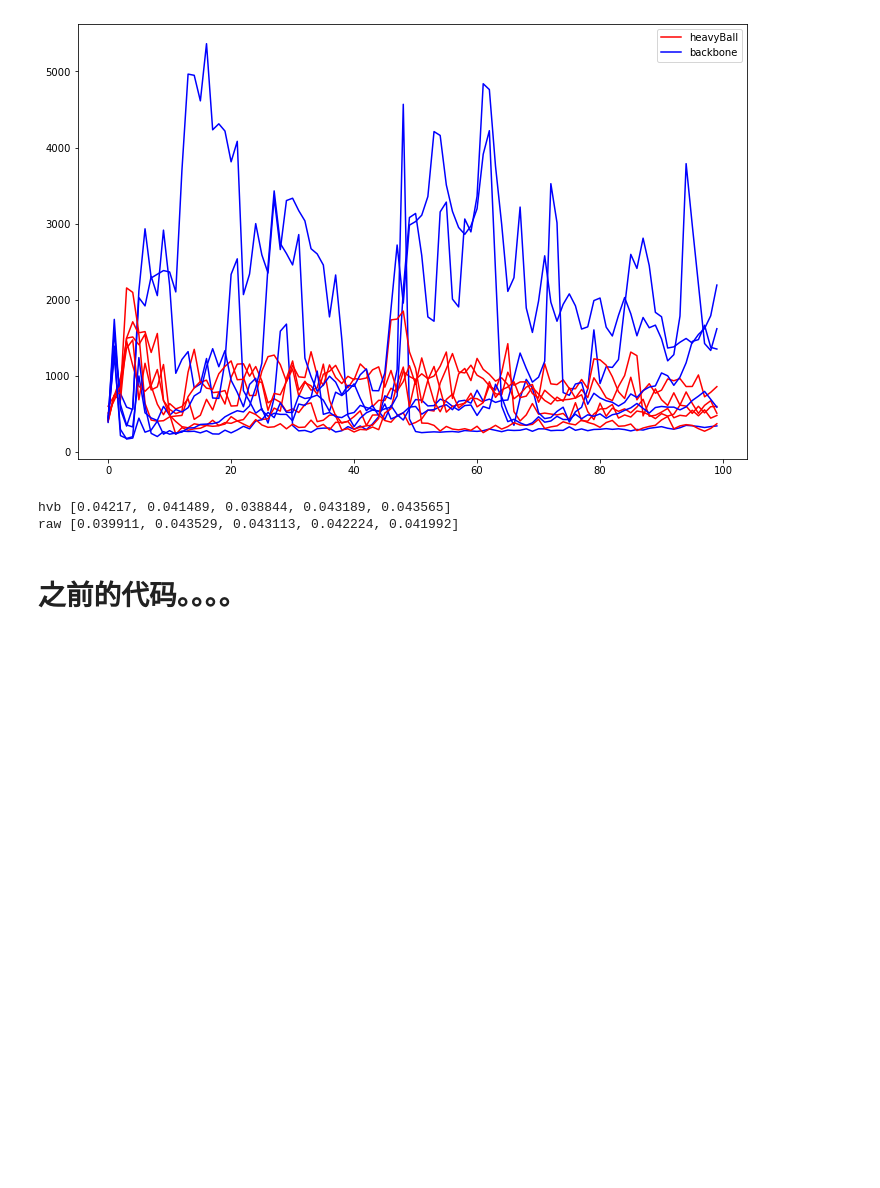
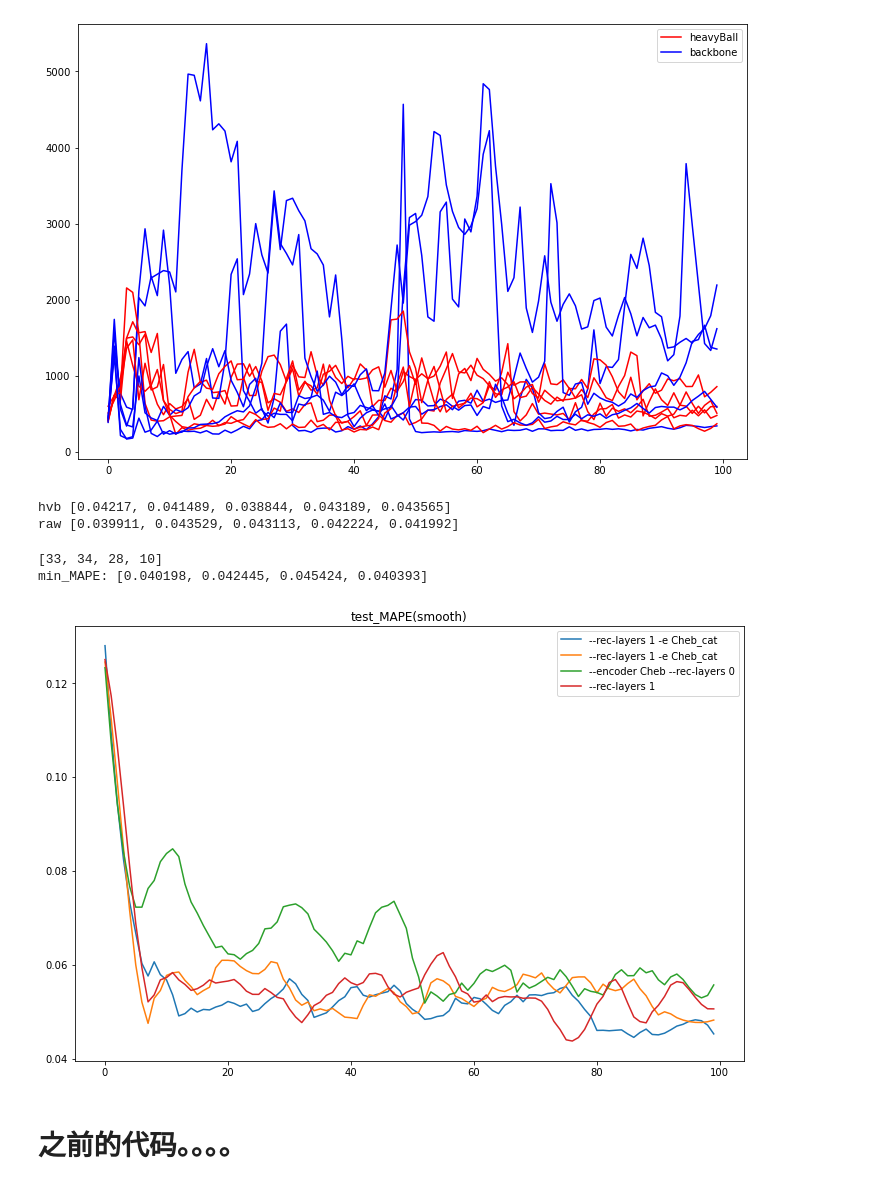
Before and after one commit to yuanjypku/CG-ODE, a Jupyter notebook: visualize.ipynb, the cells around one changed output. Drawn from its saved outputs; the diff is of its cells as text; code cells hidden in the pictures; blank space fills up the shorter version.

Commit message:
'try cheb in encoder'

```diff
--- a/visualize.ipynb
+++ b/visualize.ipynb
@@ -76,6 +70,10 @@ def log_filter(dir, situation):
         return dir[:29] == 'run_Dec_Con_21_Pre_14_07-12_1' and int(dir[29]) >= 2
     elif situation == "nfe_hvb":
         return dir[:28] == 'run_Dec_Con_21_Pre_14_07-12_' and 5+55/60<=int(dir[28:30])+int(dir[31:33])/60 <= 11.5
+    elif situation == "nfe_lowTol_vs":
+        return dir[23:33] in ['7-13_01:17', '7-13_05:40','7-13_11:36','7-13_17:20','7-14_01:50','7-14_08:17','7-14_16:51','7-14_22:58','7-15_15:55','7-16_17:56','7-16_23:55','7-17_03:57']
+    elif situation == 'try_cheb':
+        return dir[:28] == 'run_Dec_Con_21_Pre_14_07-15_' or dir[:29] == 'run_Dec_Con_21_Pre_14_07-17_1'
     else:
         raise NotImplementedError
 
@@ -106,7 +104,7 @@ class Analyse:
             if output[1][-1] == 0.0:
                 self.mask_lbl.append(self.log_files.index(file))
 
-    def plot(self,mode,index=None,smooth=False): # consider train, test, val
+    def plot(self,mode,index=None,smooth=False,legend='index'): # consider train, test, val
         if index is None:
             index = range(len(self.log_files))
         draw =  eval('self.%s_MAPE' % mode).copy()
@@ -114,7 +112,11 @@ class Analyse:
             if smooth:
                 draw[i] = signal.savgol_filter(draw[i],11,3)
             plt.plot(draw[i])
-        plt.legend(index)
+        if legend=='index':
+            plt.legend(index)
+        elif legend=='command':
+            plt.legend([self.command_lines[i][20:] for i in index])
+        plt.title('%s_MAPE%s' % (mode, '(smooth)' if smooth else '') )
 
     def best_in_val(self, count=5): # count:选前几好的结果
         tmp = self.avg_val_MAPE.copy()
@@ -214,6 +216,18 @@ print('raw',[min(MAPE) for MAPE in ana_raw.test_MAPE])
 # %% [output]
 hvb [0.04217, 0.041489, 0.038844, 0.043189, 0.043565]
 raw [0.039911, 0.043529, 0.043113, 0.042224, 0.041992]
+# %%
+ana_cheb = Analyse('try_cheb')
+index = [0,1,2,5,8,4,7,10,11,14,17,13,16,19,20,21,22,23,24,25,26,27,28,29,31,35,30,32,33,34]
+# 3 6 9 12 15 18:失败版的cheb_cat; 0,1:layers=4
+best_val_index = (ana_cheb.best_in_val(count=4)) # [28, 10, 21, 7, 24, 30, 17, 8, 4, 11]
+print(best_val_index)
+print('min_MAPE:',[min(ana_cheb.test_MAPE[i]) for i in best_val_index])
+ana_cheb.plot('test',smooth=True,index=best_val_index,legend='command')
+# %% [output]
+[33, 34, 28, 10]
+min_MAPE: [0.040198, 0.042445, 0.045424, 0.040393]
+[figure, added]
 # %% [markdown]
 # 之前的代码。。。。
 # %%
```
Also changed, not shown: parts of 1 cell of this notebook, 54 other files.
